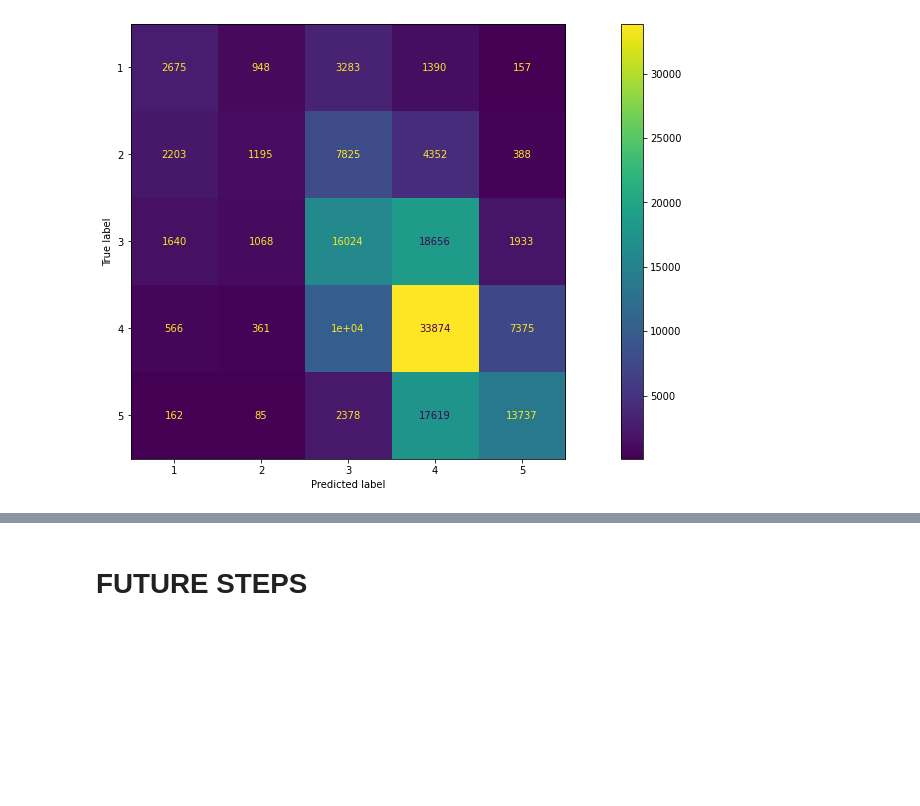
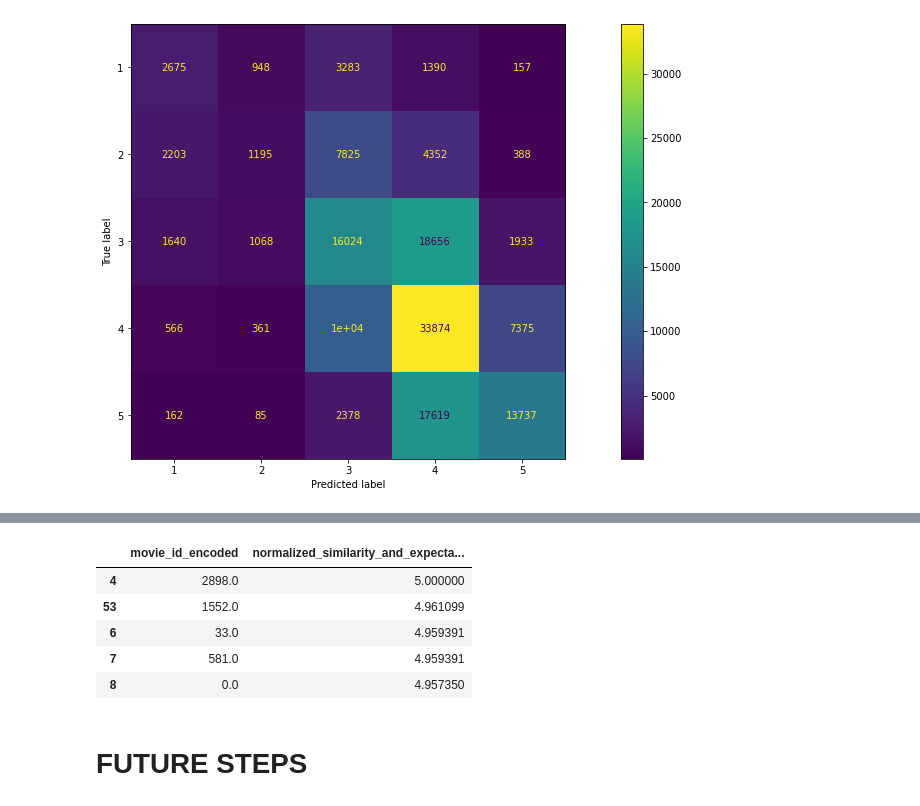
Before and after one commit to emremidilli/Movie-Recommender-System, a Jupyter notebook: Analysis.ipynb, the cells around one changed output, grey strips where cells are left out. Cells and saved outputs as stored; diff of their text form; code cells hidden in the pictures; blank space fills up the shorter version.

```diff
--- a/Analysis.ipynb
+++ b/Analysis.ipynb
@@ -461,3 +584,24 @@ weighted avg       0.45      0.45      0.43    150032
+# %%
+oInferenceMinMaxScaler = MinMaxScaler((np.min(dfSimilarUserRatings['expected_rating'].values), np.max(dfSimilarUserRatings['expected_rating'].values)))
+dfSimilarUserRatings['normalized_similarity_weighted_rating'] = oInferenceMinMaxScaler.fit_transform(dfSimilarUserRatings['similarity_weighted_rating'].values.reshape(-1, 1))
+
+dfSimilarUserRatings['similarity_and_expectation_weighted_rating'] = dfSimilarUserRatings['normalized_similarity_weighted_rating'] + dfSimilarUserRatings['expected_rating']
+
+oInferenceMinMaxScaler = MinMaxScaler((np.min(dfSimilarUserRatings['expected_rating'].values), np.max(dfSimilarUserRatings['expected_rating'].values)))
+dfSimilarUserRatings['normalized_similarity_and_expectation_weighted_rating'] = oInferenceMinMaxScaler.fit_transform(dfSimilarUserRatings['similarity_and_expectation_weighted_rating'].values.reshape(-1, 1))
+# %%
+c_iTopNItemsToRecommend = 5
+
+dfSimilarUserRatings.sort_values(by = 'normalized_similarity_and_expectation_weighted_rating', ascending = False , inplace = True)
+
+dfSimilarUserRatings.head(c_iTopNItemsToRecommend)[['movie_id_encoded', 'normalized_similarity_and_expectation_weighted_rating']]
+# %% [output]
+|  | movie_id_encoded | normalized_similarity_and_expecta... |
+| 4 | 2898.0 | 5.000000 |
+| 53 | 1552.0 | 4.961099 |
+| 6 | 33.0 | 4.959391 |
+| 7 | 581.0 | 4.959391 |
+| 8 | 0.0 | 4.957350 |
 # %% [markdown]
 # FUTURE STEPS
 # %% [markdown]
```
Also changed, not shown: parts of 11 cells of this notebook.
